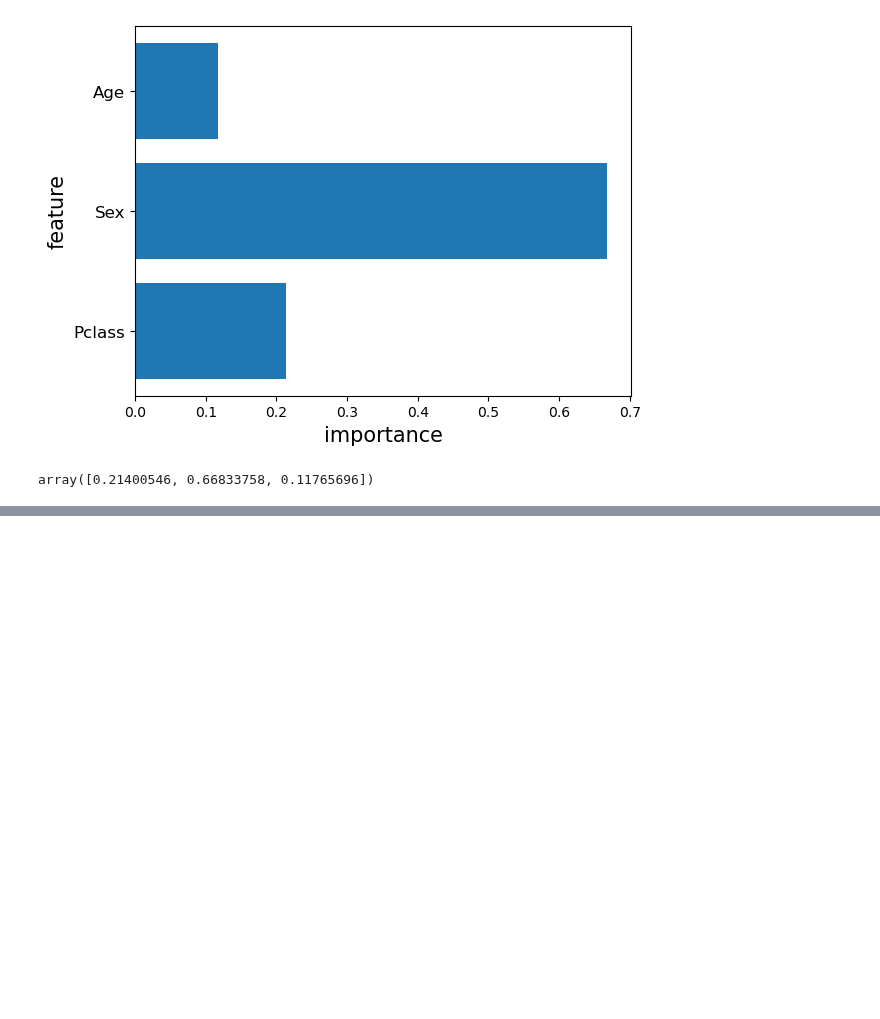
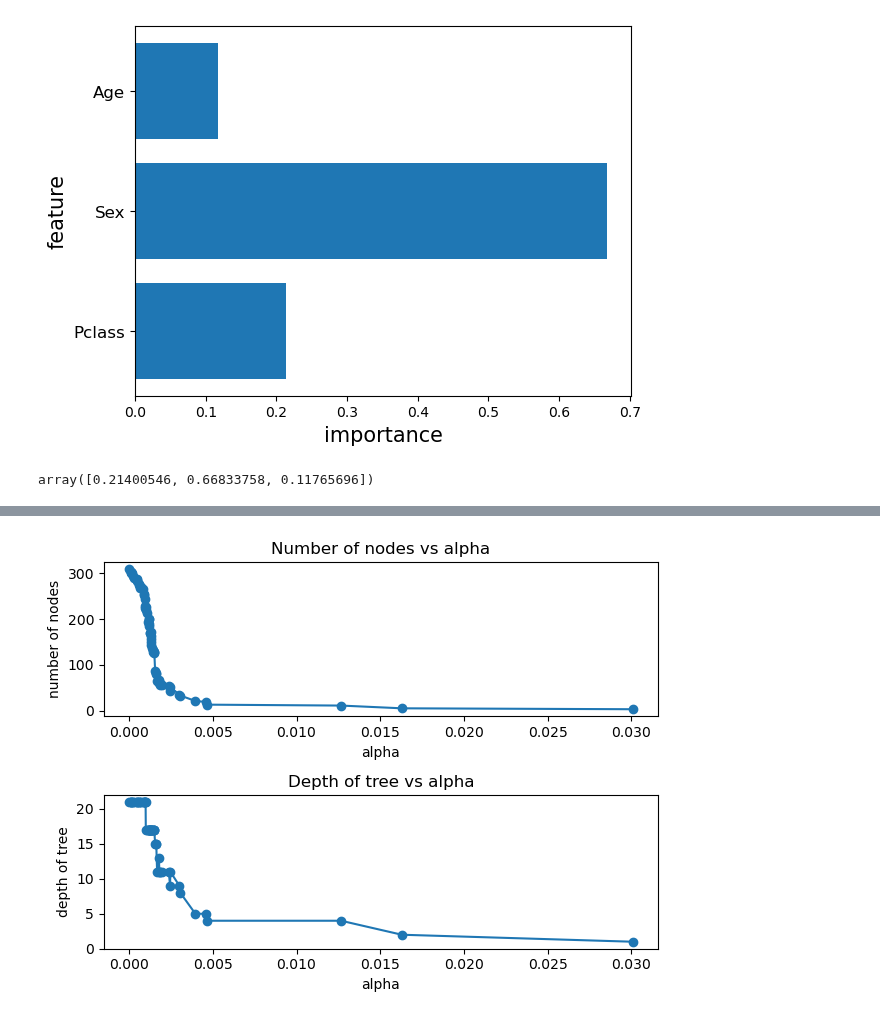
Before and after one commit to A-C-Sai/working-with-data, a Jupyter notebook: basic-models/DecisionTree/DecisionTree.ipynb, the cells around one changed output, grey strips where cells are left out. Drawn from its saved outputs; the diff is of its cells as text; code cells hidden in the pictures; blank space fills up the shorter version.

```diff
--- a/basic-models/DecisionTree/DecisionTree.ipynb
+++ b/basic-models/DecisionTree/DecisionTree.ipynb
@@ -132,0 +156,24 @@ array([0.21400546, 0.66833758, 0.11765696])
+# %%
+# Create trees for each alpha in the alpha-list
+models=[]
+for alpha in ccp_alpha:
+    model=DecisionTreeClassifier(ccp_alpha=alpha)
+    model.fit(x_train,y_train)
+    models.append(model)
+# %%
+# node count and depth vs alpha
+node_counts=[model.tree_.node_count for model in models]
+depth=[model.tree_.max_depth for model in models]
+# %%
+fig, ax = plt.subplots(2,1)
+ax[0].plot(ccp_alpha,node_counts,marker='o')
+ax[0].set_xlabel('alpha')
+ax[0].set_ylabel('number of nodes')
+ax[0].set_title('Number of nodes vs alpha')
+ax[1].plot(ccp_alpha,depth,marker='o')
+ax[1].set_xlabel('alpha')
+ax[1].set_ylabel('depth of tree')
+ax[1].set_title('Depth of tree vs alpha')
+fig.tight_layout()
+# %% [output]
+[figure, added]
```
Also changed, not shown: parts of 7 cells of this notebook.
